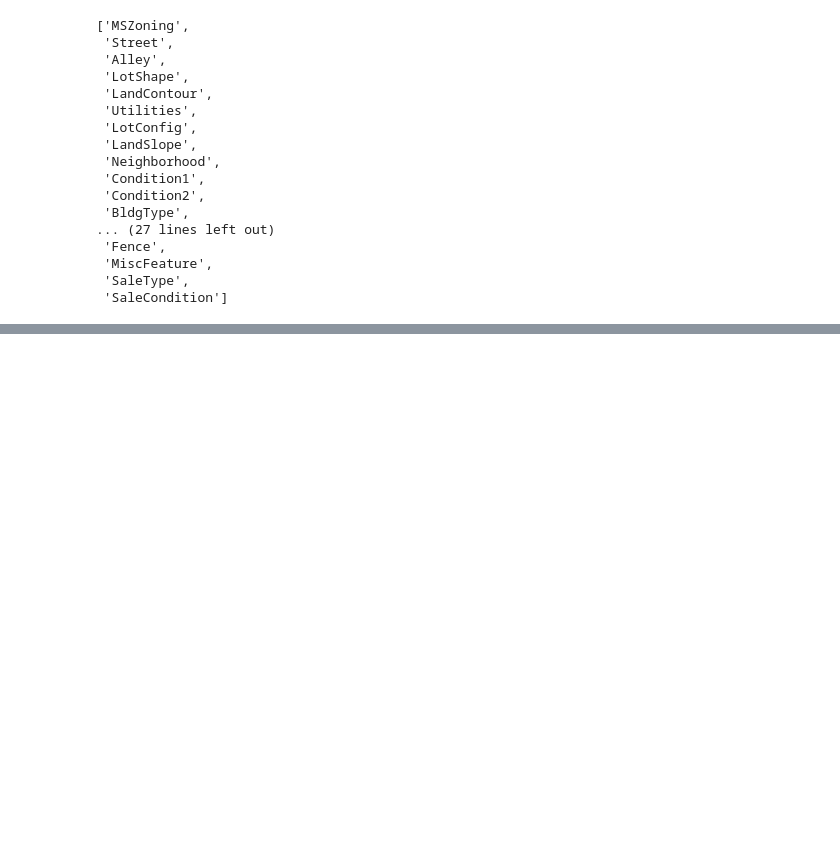
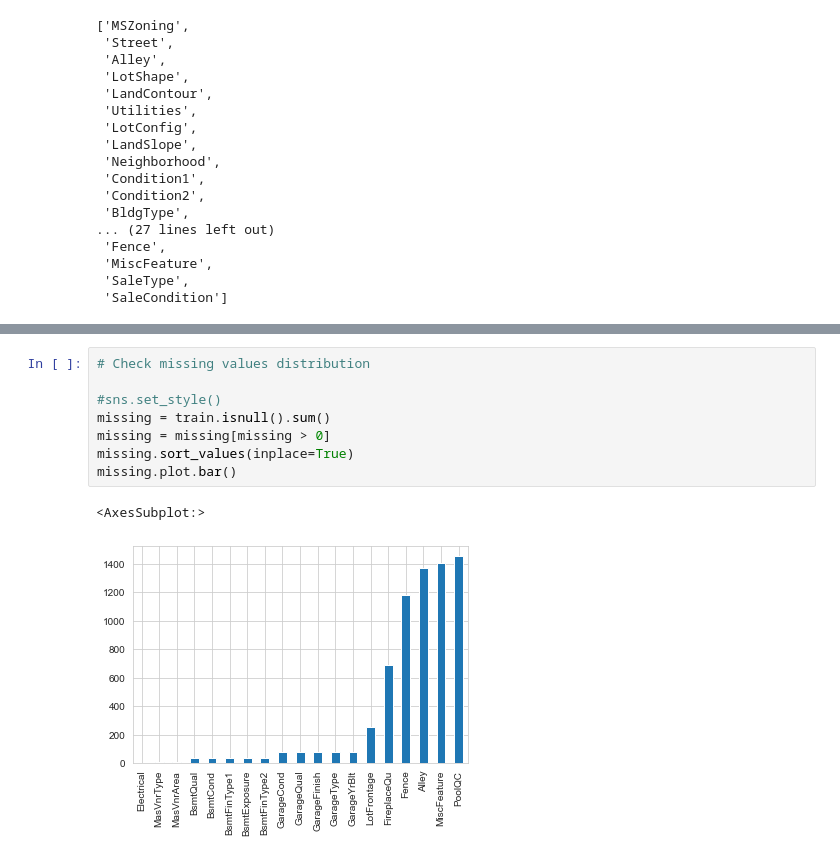
Before and after one commit to LinyiGuo96/Boston_House_Prices, a Jupyter notebook: Repeat_top_1.ipynd.ipynb, the cells around one changed output, grey strips where cells are left out. Cells and saved outputs as stored; diff of their text form; blank space fills up the shorter version.

```diff
--- a/Repeat_top_1.ipynd.ipynb
+++ b/Repeat_top_1.ipynd.ipynb
@@ -107,0 +142,11 @@ qualitative
+# %%
+# Check missing values distribution
+
+#sns.set_style()
+missing = train.isnull().sum()
+missing = missing[missing > 0]
+missing.sort_values(inplace=True)
+missing.plot.bar()
+# %% [output]
+<AxesSubplot:>
+[figure, added]
```
Also changed, not shown: parts of 4 cells of this notebook.
